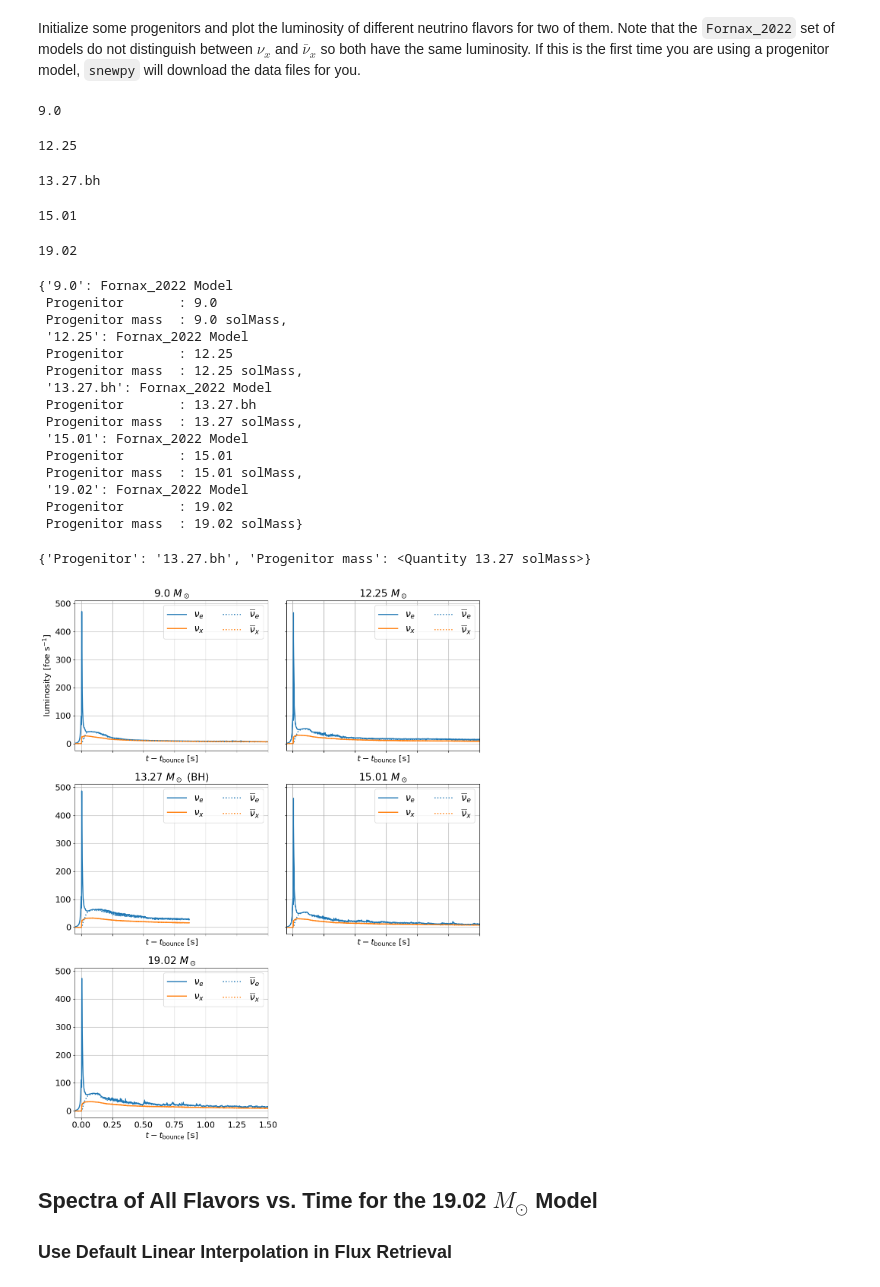
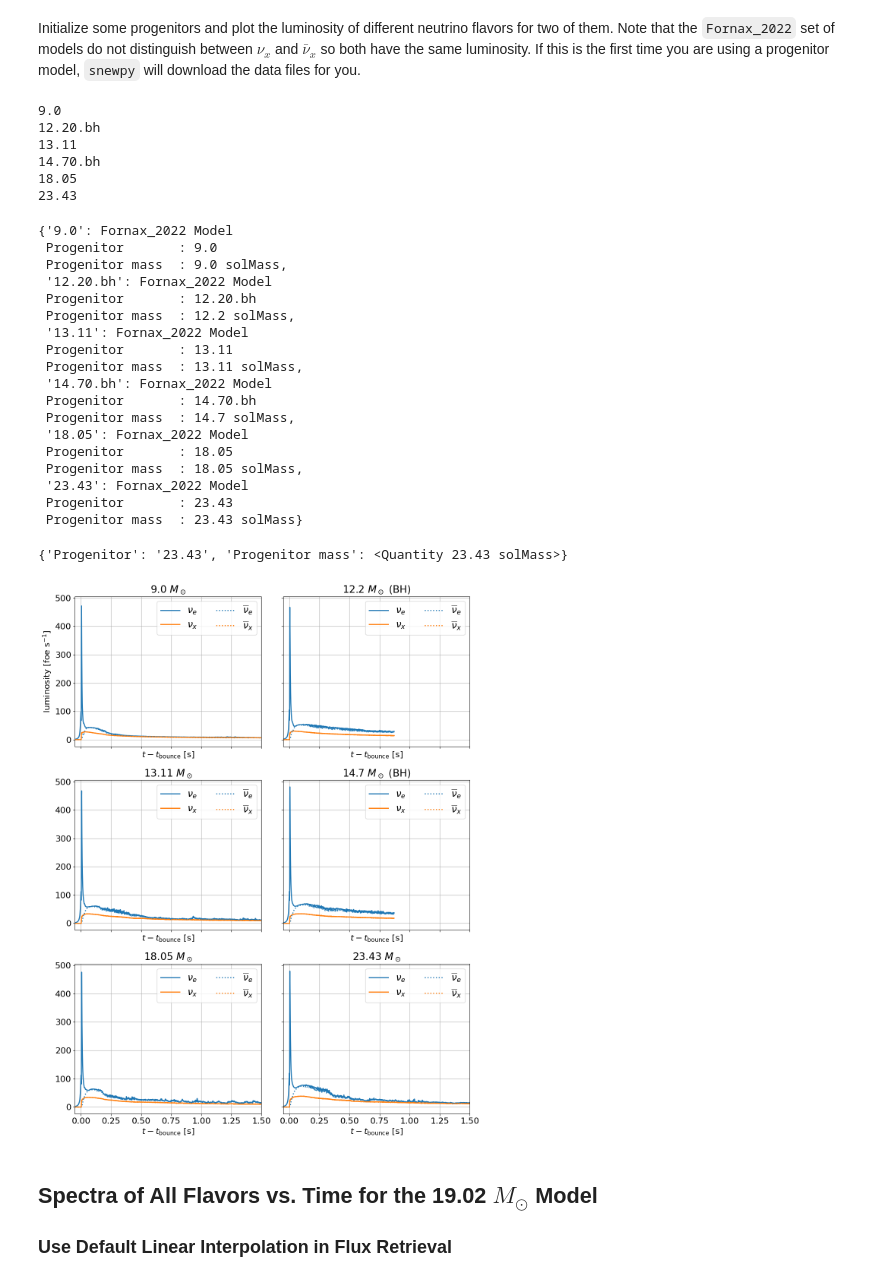
Before and after one commit to SNEWS2/snewpy-models-ccsn, a Jupyter notebook: models/Fornax_2022/Fornax_2022.ipynb, the cells around one changed output. Cells and saved outputs as stored; diff of their text form; code cells hidden in the pictures.

```diff
--- a/models/Fornax_2022/Fornax_2022.ipynb
+++ b/models/Fornax_2022/Fornax_2022.ipynb
@@ -44,7 +44,7 @@ Fornax_2022.param
 Initialize some progenitors and plot the luminosity of different neutrino flavors for two of them. Note that the `Fornax_2022` set of models do not distinguish between $\nu_x$ and $\bar{\nu}_x$ so both have the same luminosity. If this is the first time you are using a progenitor model, `snewpy` will download the data files for you.
 # %%
 models = {}
-for m in Fornax_2022.param['progenitor'][::20]:
+for m in Fornax_2022.param['progenitor'][::19]:
     # Initialize every 20th progenitor.
     print(m)
     models[m] = Fornax_2022(progenitor=m)
@@ -52,58 +52,60 @@ for m in Fornax_2022.param['progenitor'][::20]:
 models
 # %% [output]
 9.0
+12.20.bh
+13.11
+14.70.bh
+18.05
+23.43
-12.25
+{'9.0': Fornax_2022 Model
+ Progenitor       : 9.0
+ Progenitor mass  : 9.0 solMass,
+ '12.20.bh': Fornax_2022 Model
+ Progenitor       : 12.20.bh
+ Progenitor mass  : 12.2 solMass,
+ '13.11': Fornax_2022 Model
+ Progenitor       : 13.11
+ Progenitor mass  : 13.11 solMass,
+ '14.70.bh': Fornax_2022 Model
+ Progenitor       : 14.70.bh
+ Progenitor mass  : 14.7 solMass,
+ '18.05': Fornax_2022 Model
+ Progenitor       : 18.05
+ Progenitor mass  : 18.05 solMass,
+ '23.43': Fornax_2022 Model
+ Progenitor       : 23.43
+ Progenitor mass  : 23.43 solMass}
-13.27.bh
-15.01
-19.02
-{'9.0': Fornax_2022 Model
- Progenitor       : 9.0
- Progenitor mass  : 9.0 solMass,
- '12.25': Fornax_2022 Model
- Progenitor       : 12.25
- Progenitor mass  : 12.25 solMass,
- '13.27.bh': Fornax_2022 Model
- Progenitor       : 13.27.bh
- Progenitor mass  : 13.27 solMass,
- '15.01': Fornax_2022 Model
- Progenitor       : 15.01
- Progenitor mass  : 15.01 solMass,
- '19.02': Fornax_2022 Model
- Progenitor       : 19.02
- Progenitor mass  : 19.02 solMass}
 # %%
-models['13.27.bh'].metadata
+models['23.43'].metadata
 # %% [output]
-{'Progenitor': '13.27.bh', 'Progenitor mass': <Quantity 13.27 solMass>}
+{'Progenitor': '23.43', 'Progenitor mass': <Quantity 23.43 solMass>}
 # %%
 fig, axes = plt.subplots(3, 2, figsize=(12, 15), sharex=True, sharey=True, tight_layout=True)
 axes = axes.flatten()
 
 for i, (key, model) in enumerate(models.items()):
-    if i >= 5:
-        break
     ax = axes[i]
     for flavor in Flavor:
         ax.plot(model.time, model.luminosity[flavor]/1e51,  # Report luminosity in units foe/s
                 label=flavor.to_tex(),
                 color='C0' if flavor.is_electron else 'C1',
                 ls='-' if flavor.is_neutrino else ':',
                 lw=2)
 
     modtitle = '{} $M_\odot$'.format(model.metadata['Progenitor mass'].value)
     if 'bh' in model.metadata['Progenitor']:
         modtitle += ' (BH)'
 
     ax.set(xlim=(-0.05, 1.5),
            xlabel=r'$t-t_{\rm bounce}$ [s]',
            title=modtitle)
     ax.grid()
     ax.legend(loc='upper right', ncol=2, fontsize=18)
 
 axes[0].set(ylabel=r'luminosity [foe s$^{-1}$]');
-axes[5].set_axis_off();
+# axes[5].set_axis_off();
 # %% [output]
-[figure, old version]
+[figure, new version]
 # %% [markdown]
 ## Spectra of All Flavors vs. Time for the 19.02 $M_\odot$ Model
 
```
Also changed, not shown: parts of 5 cells of this notebook.
